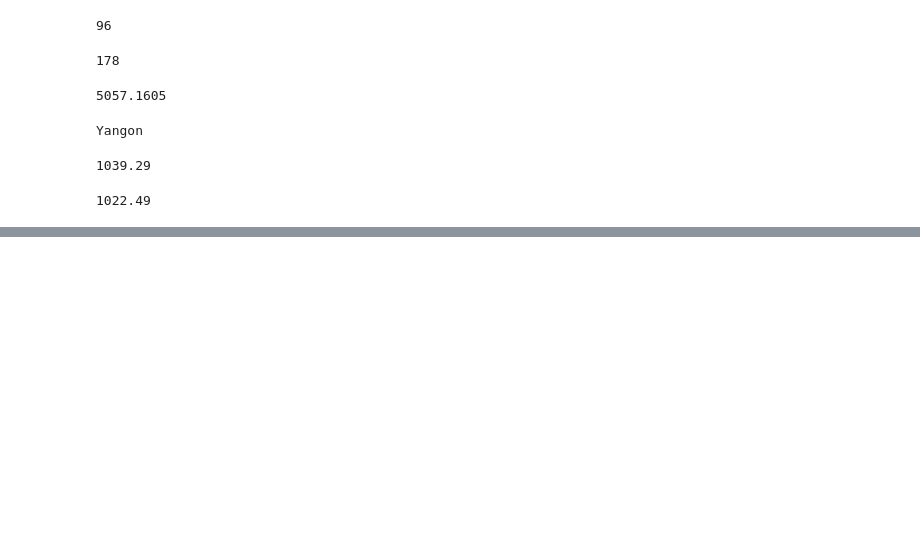
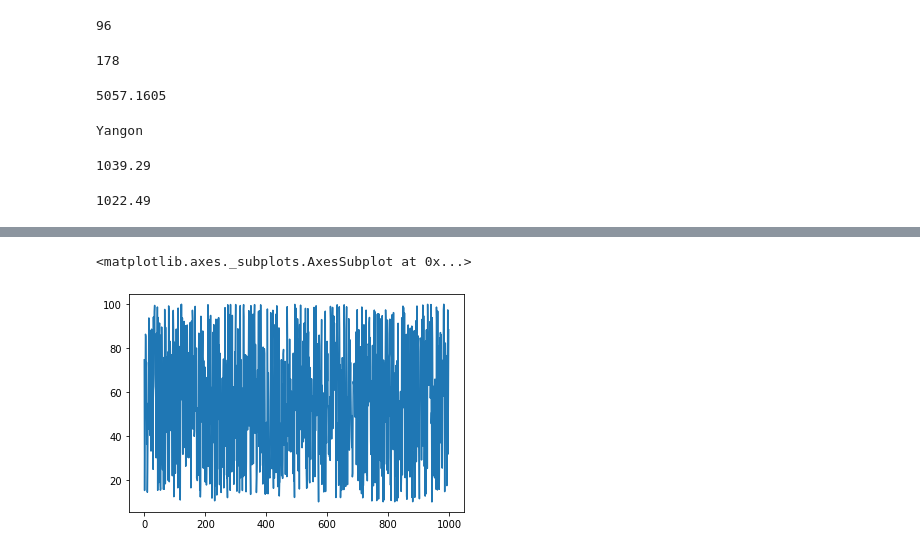
Before and after one commit to mani456256/INT213-K19PV-, a Jupyter notebook: data_anlyisis.ipynb, the cells around one changed output, grey strips where cells are left out. Drawn from its saved outputs; the diff is of its cells as text; code cells hidden in the pictures; blank space fills up the shorter version.

```diff
--- a/data_anlyisis.ipynb
+++ b/data_anlyisis.ipynb
@@ -169,0 +196,5 @@ bf.Total.loc[(bf["City"]=="Mandalay")].max()
+# %%
+import pandas as pd
+import matplotlib.pyplot as plt
+df = pd.read_csv("Supermarket_sales.csv")
+df
@@ -169,0 +215,5 @@ bf.Total.loc[(bf["City"]=="Mandalay")].max()
+# %%
+df.Unitprice.plot()
+# %% [output]
+<matplotlib.axes._subplots.AxesSubplot at 0x...>
+[figure, added]
```
Also changed, not shown: parts of 15 cells of this notebook.
